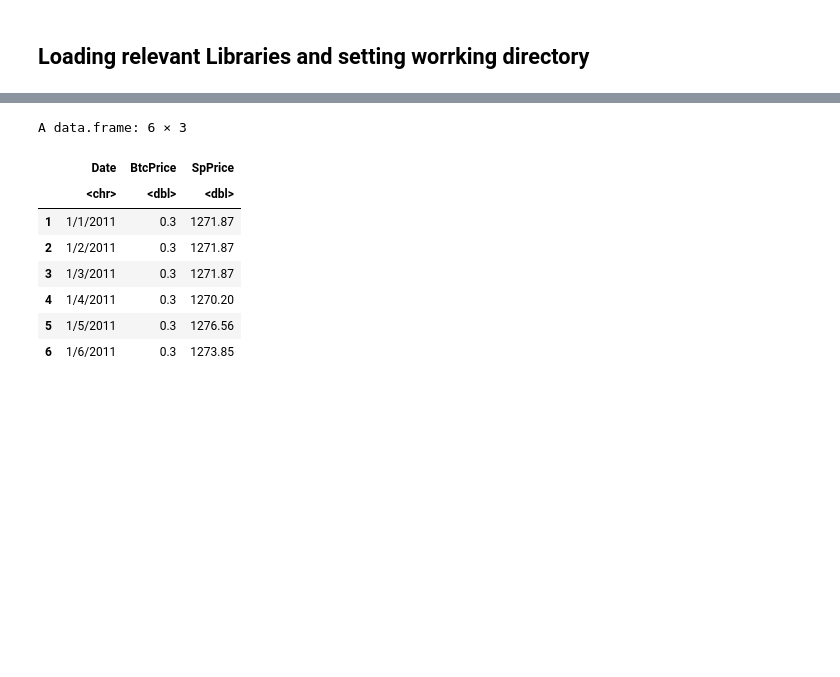
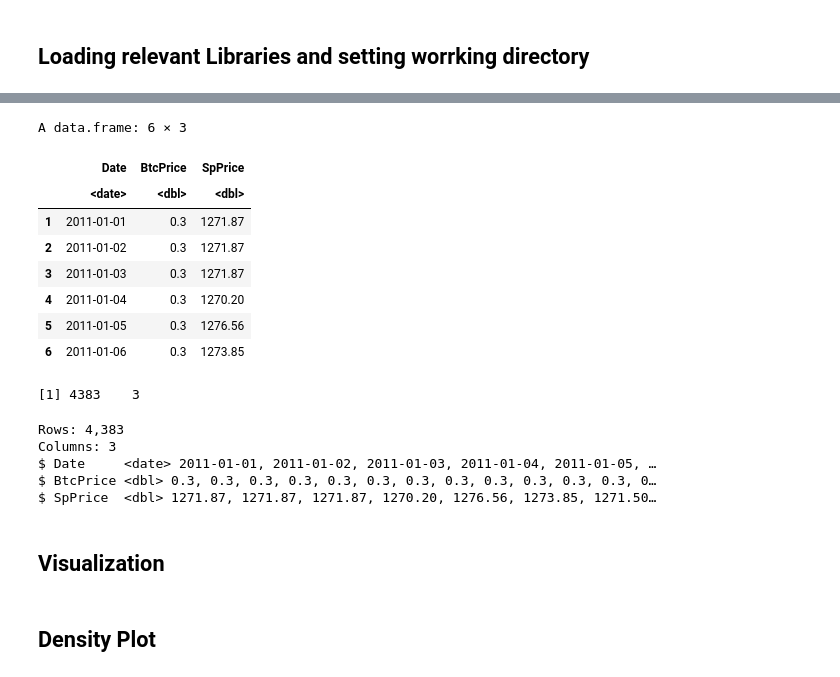
Before and after one commit to u-r-a-bot/R_tuts, a Jupyter notebook: week_1/data_visualization_2.ipynb, the cells around one changed output, grey strips where cells are left out. Cells and saved outputs as stored; diff of their text form; code cells hidden in the pictures; blank space fills up the shorter version.

```diff
--- a/week_1/data_visualization_2.ipynb
+++ b/week_1/data_visualization_2.ipynb
@@ -16,13 +33,24 @@ library(patchwork)
 # %%
 Asset_price_xts = read.csv("week_1/bitcoinvssnp.csv")
+Asset_price_xts$Date  <- as.Date(Asset_price_xts$Date, format="%m/%d/%Y")
 head(Asset_price_xts)
+dim(Asset_price_xts)
+glimpse(Asset_price_xts)
 # %% [output]
 A data.frame: 6 × 3
 |  | Date | BtcPrice | SpPrice |
-|  | <chr> | <dbl> | <dbl> |
-| 1 | 1/1/2011 | 0.3 | 1271.87 |
-| 2 | 1/2/2011 | 0.3 | 1271.87 |
-| 3 | 1/3/2011 | 0.3 | 1271.87 |
-| 4 | 1/4/2011 | 0.3 | 1270.20 |
-| 5 | 1/5/2011 | 0.3 | 1276.56 |
-| 6 | 1/6/2011 | 0.3 | 1273.85 |
+|  | <date> | <dbl> | <dbl> |
+| 1 | 2011-01-01 | 0.3 | 1271.87 |
+| 2 | 2011-01-02 | 0.3 | 1271.87 |
+| 3 | 2011-01-03 | 0.3 | 1271.87 |
+| 4 | 2011-01-04 | 0.3 | 1270.20 |
+| 5 | 2011-01-05 | 0.3 | 1276.56 |
+| 6 | 2011-01-06 | 0.3 | 1273.85 |
+[1] 4383    3
+Rows: 4,383
+Columns: 3
+$ Date     <date> 2011-01-01, 2011-01-02, 2011-01-03, 2011-01-04, 2011-01-05, …
+$ BtcPrice <dbl> 0.3, 0.3, 0.3, 0.3, 0.3, 0.3, 0.3, 0.3, 0.3, 0.3, 0.3, 0.3, 0…
+$ SpPrice  <dbl> 1271.87, 1271.87, 1271.87, 1270.20, 1276.56, 1273.85, 1271.50…
+# %% [markdown]
+## Visualization
@@ -28,0 +60,2 @@ A data.frame: 6 × 3
+# %% [markdown]
+## Density Plot
```
Also changed, not shown: parts of 8 cells of this notebook.
